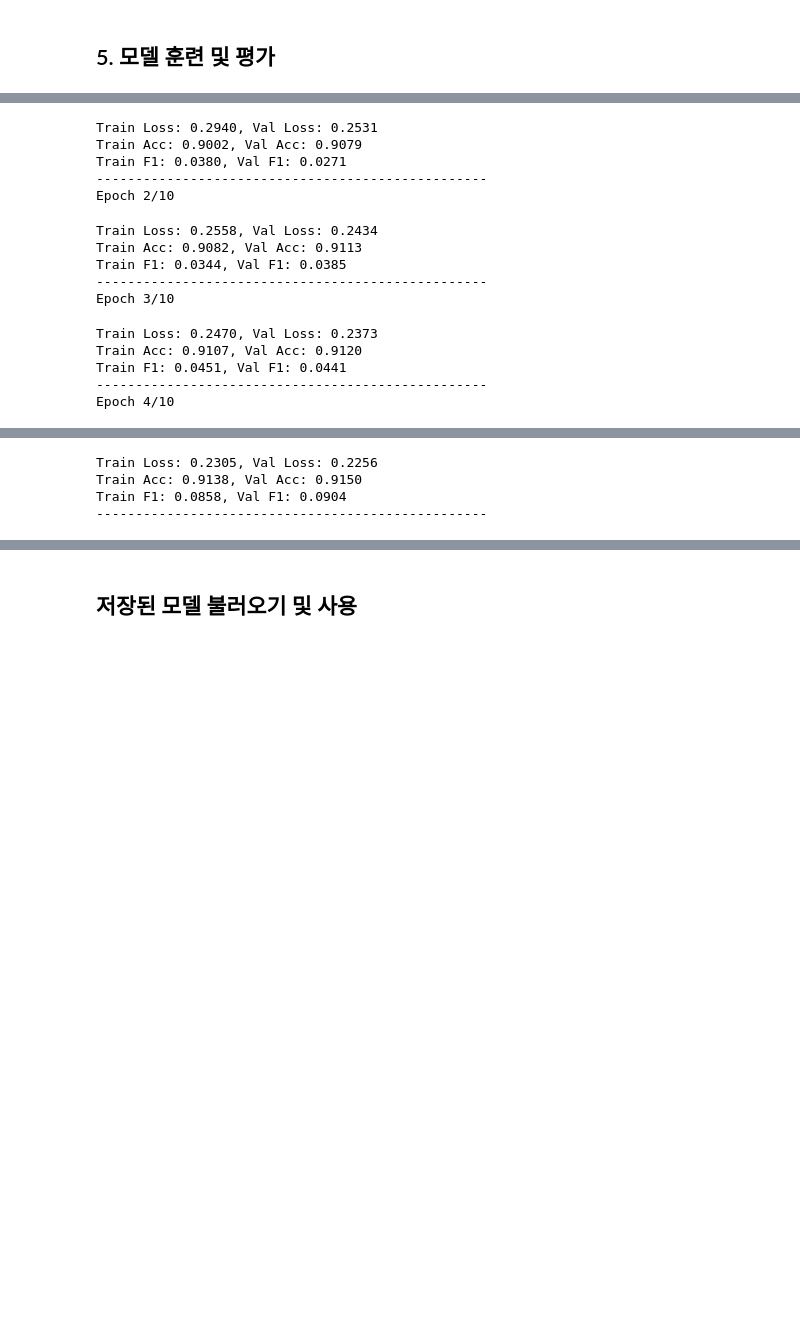
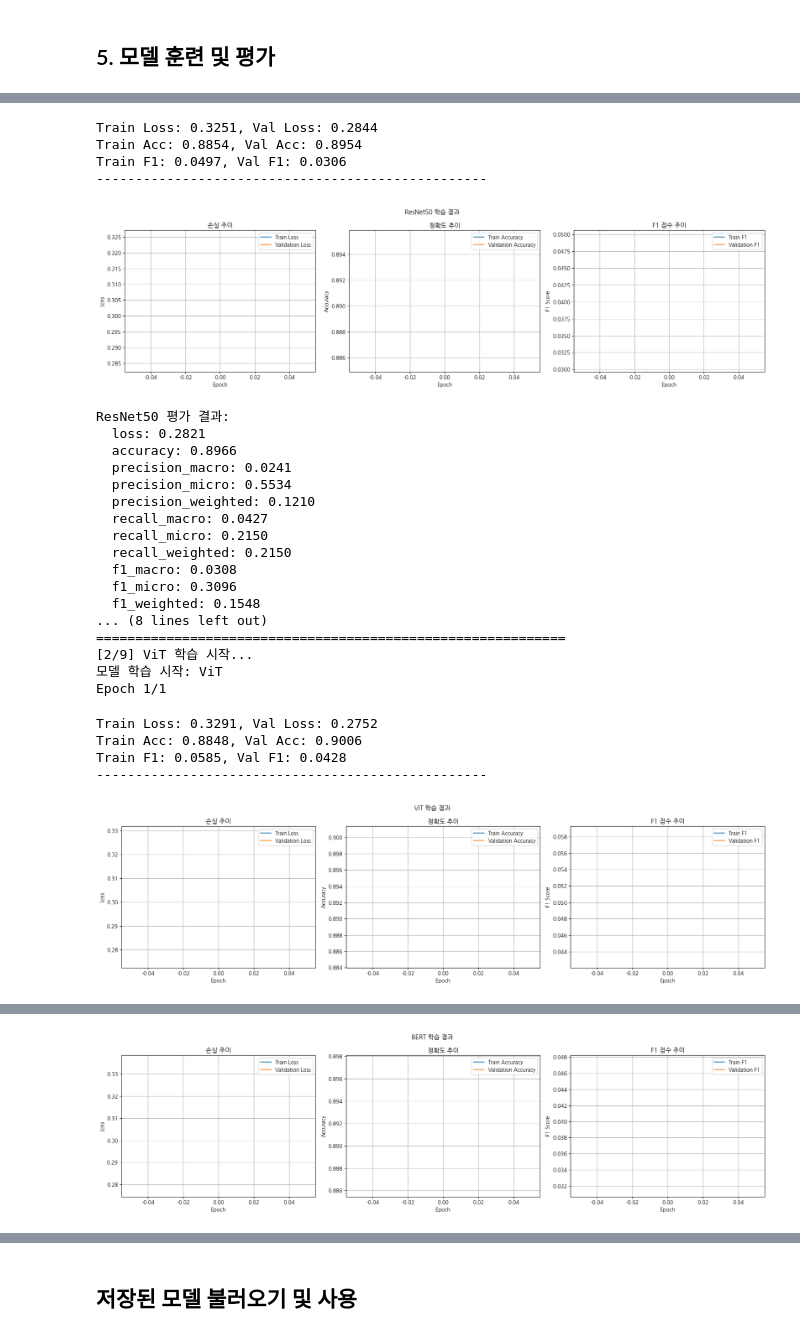
Before and after one commit to oksk1111/mmimdb_test, a Jupyter notebook: mmimdb_test.ipynb, the cells around one changed output, grey strips where cells are left out. Saved outputs shown, nothing was run; the diff lists cells and outputs as text; code cells hidden in the pictures; blank space fills up the shorter version.

```diff
--- a/mmimdb_test.ipynb
+++ b/mmimdb_test.ipynb
@@ -1450,7 +1935,8 @@ models_config = {
     'EarlyFusion': {'type': 'multi', 'img_extractor': 'resnet50', 'text_extractor': 'bert', 'fusion_method': 'early'},
     'LateFusion': {'type': 'multi', 'img_extractor': 'resnet50', 'text_extractor': 'bert', 'fusion_method': 'late'},
     'AttentionFusion': {'type': 'multi', 'img_extractor': 'resnet50', 'text_extractor': 'bert', 'fusion_method': 'attention'},
-    'CrossAttentionFusion': {'type': 'multi', 'img_extractor': 'resnet50', 'text_extractor': 'bert', 'fusion_method': 'cross-attention'}
+    'CrossAttentionFusion': {'type': 'multi', 'img_extractor': 'resnet50', 'text_extractor': 'bert', 'fusion_method': 'cross-attention'},
+    'GMU': {'type': 'multi', 'img_extractor': 'resnet50', 'text_extractor': 'bert', 'fusion_method': 'gmu'}  # 논문 A의 제안 모델
 }
 
 print(f"총 {len(models_config)}개의 모델을 순차적으로 학습합니다.")
@@ -1475,13 +1961,13 @@ for i, (model_name, config) in enumerate(models_config.items(), 1):
         # 모델 생성
         if config['type'] == 'single':
             model = SingleModalModel(
-                len(genre_list),
+                len(SELECTED_GENRES),
                 modality=config['modality'],
                 extractor=config['extractor']
             )
         else:  # multi
             model = MultimodalModel(
-                len(genre_list),
+                len(SELECTED_GENRES),
                 img_extractor=config['img_extractor'],
                 text_extractor=config['text_extractor'],
                 fusion_method=config['fusion_method']
@@ -1520,7 +2006,13 @@ for i, (model_name, config) in enumerate(models_config.items(), 1):
         # 결과 출력
         print(f"\n{model_name} 평가 결과:")
         for metric, value in metrics.items():
-            print(f"  {metric}: {value:.4f}")
+            if isinstance(value, dict):
+                # 딕셔너리인 경우 (per_genre_metrics 등)
+                print(f"  {metric}: [장르별 메트릭 - 생략]")
+            elif isinstance(value, (int, float)):
+                print(f"  {metric}: {value:.4f}")
+            else:
+                print(f"  {metric}: {value}")
 
         # 결과 저장
         model_results[model_name] = metrics
@@ -1534,25 +2026,25 @@ for i, (model_name, config) in enumerate(models_config.items(), 1):
             model_config = {
                 'model_name': model_name,
                 'type': 'single_modal',
-                'num_classes': len(genre_list),
+                'num_classes': len(SELECTED_GENRES),
                 'modality': config['modality'],
                 'extractor': config['extractor'],
-                'genre_list': genre_list,
+                'genre_list': SELECTED_GENRES,
                 'genre_to_idx': genre_to_idx,
-                'idx_to_genre': idx_to_genre
+                'idx_to_genre': {v: k for k, v in genre_to_idx.items()}
             }
         else:
             model_config = {
                 'model_name': model_name,
                 'type': 'multimodal',
-                'num_classes': len(genre_list),
+                'num_classes': len(SELECTED_GENRES),
                 'img_extractor': config['img_extractor'],
                 'text_extractor': config['text_extractor'],
                 'fusion_method': config['fusion_method'],
                 'freeze_extractors': False,
-                'genre_list': genre_list,
+                'genre_list': SELECTED_GENRES,
                 'genre_to_idx': genre_to_idx,
-                'idx_to_genre': idx_to_genre
+                'idx_to_genre': {v: k for k, v in genre_to_idx.items()}
             }
 
         torch.save({
@@ -1617,23 +2109,17 @@ with open(results_save_path, 'wb') as f:
     pickle.dump(model_results, f)
 print(f"모델 결과 저장됨: {results_save_path}")
 
-# 주요 변수들을 pickle 파일로 저장 (Cell 25에서 로드하기 위해)
+# 주요 변수들을 pickle 파일로 저장
 training_variables = {
     'model_results': model_results,
     'successful_results': successful_results,
     'best_model_name': best_model_name,
     'timestamp': timestamp,
-    'criterion': criterion,
-    'train_loader': train_loader,
-    'val_loader': val_loader,
-    'test_loader': test_loader,
     'num_epochs': num_epochs,
     'learning_rate': learning_rate,
     'weight_decay': weight_decay,
-    'device': device,
-    'genre_list': genre_list,
+    'genre_list': SELECTED_GENRES,
     'genre_to_idx': genre_to_idx,
-    'idx_to_genre': idx_to_genre,
     'models_config': models_config
 }
 
@@ -1671,15 +2147,27 @@ Epoch 1/10
-Train Loss: 0.2940, Val Loss: 0.2531
-Train Acc: 0.9002, Val Acc: 0.9079
-Train F1: 0.0380, Val F1: 0.0271
+Train Loss: 0.3251, Val Loss: 0.2844
+Train Acc: 0.8854, Val Acc: 0.8954
+Train F1: 0.0497, Val F1: 0.0306
 --------------------------------------------------
-Epoch 2/10
+[figure, new version]
-Train Loss: 0.2558, Val Loss: 0.2434
-Train Acc: 0.9082, Val Acc: 0.9113
-Train F1: 0.0344, Val F1: 0.0385
---------------------------------------------------
-Epoch 3/10
+ResNet50 평가 결과:
+  loss: 0.2821
+  accuracy: 0.8966
+  precision_macro: 0.0241
+  precision_micro: 0.5534
+  precision_weighted: 0.1210
+  recall_macro: 0.0427
+  recall_micro: 0.2150
+  recall_weighted: 0.2150
+  f1_macro: 0.0308
+  f1_micro: 0.3096
+  f1_weighted: 0.1548
+... (8 lines left out)
+============================================================
+[2/9] ViT 학습 시작...
+모델 학습 시작: ViT
+Epoch 1/1
-Train Loss: 0.2470, Val Loss: 0.2373
-Train Acc: 0.9107, Val Acc: 0.9120
-Train F1: 0.0451, Val F1: 0.0441
+Train Loss: 0.3291, Val Loss: 0.2752
+Train Acc: 0.8848, Val Acc: 0.9006
+Train F1: 0.0585, Val F1: 0.0428
 --------------------------------------------------
-Epoch 4/10
+[figure, added]
@@ -1695,0 +2195 @@ Epoch 6/10
+[figure, added]
@@ -1716,4 +2217,0 @@ Epoch 10/10
-Train Loss: 0.2305, Val Loss: 0.2256
-Train Acc: 0.9138, Val Acc: 0.9150
-Train F1: 0.0858, Val F1: 0.0904
---------------------------------------------------
```
Also changed, not shown: parts of 28 cells of this notebook.
